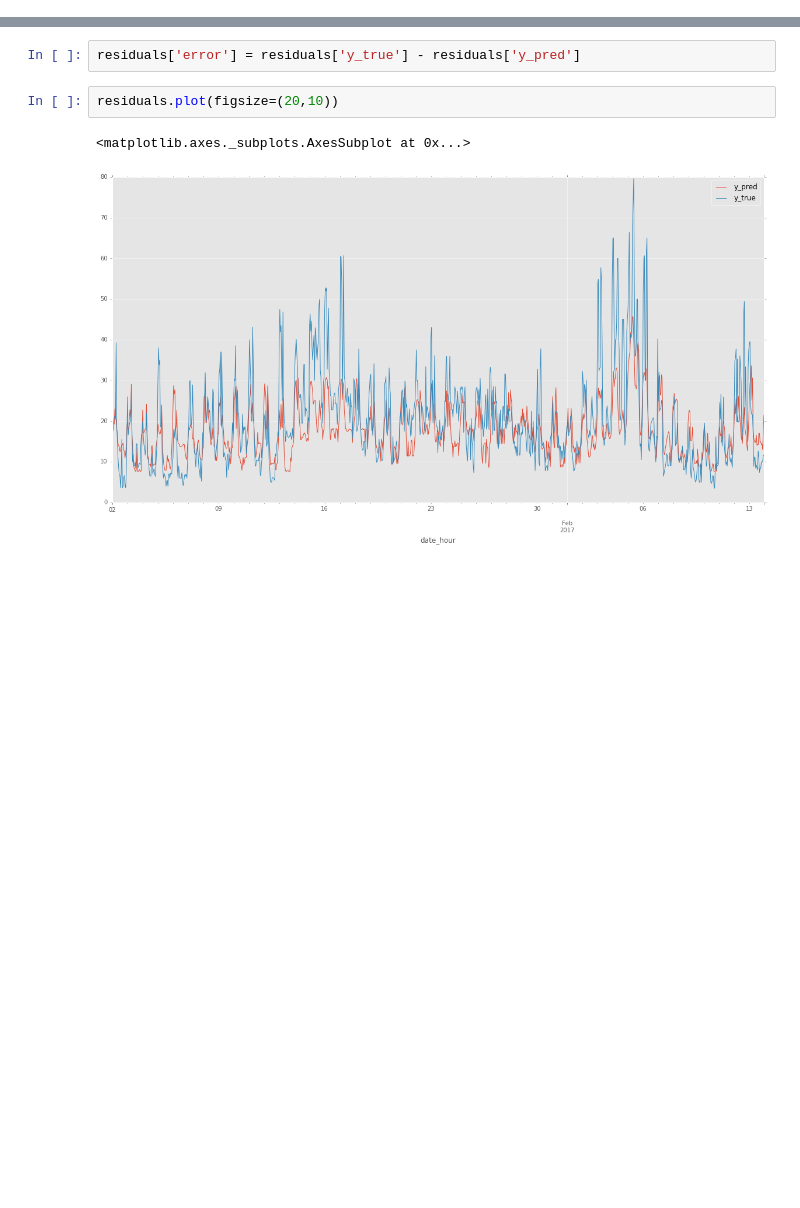
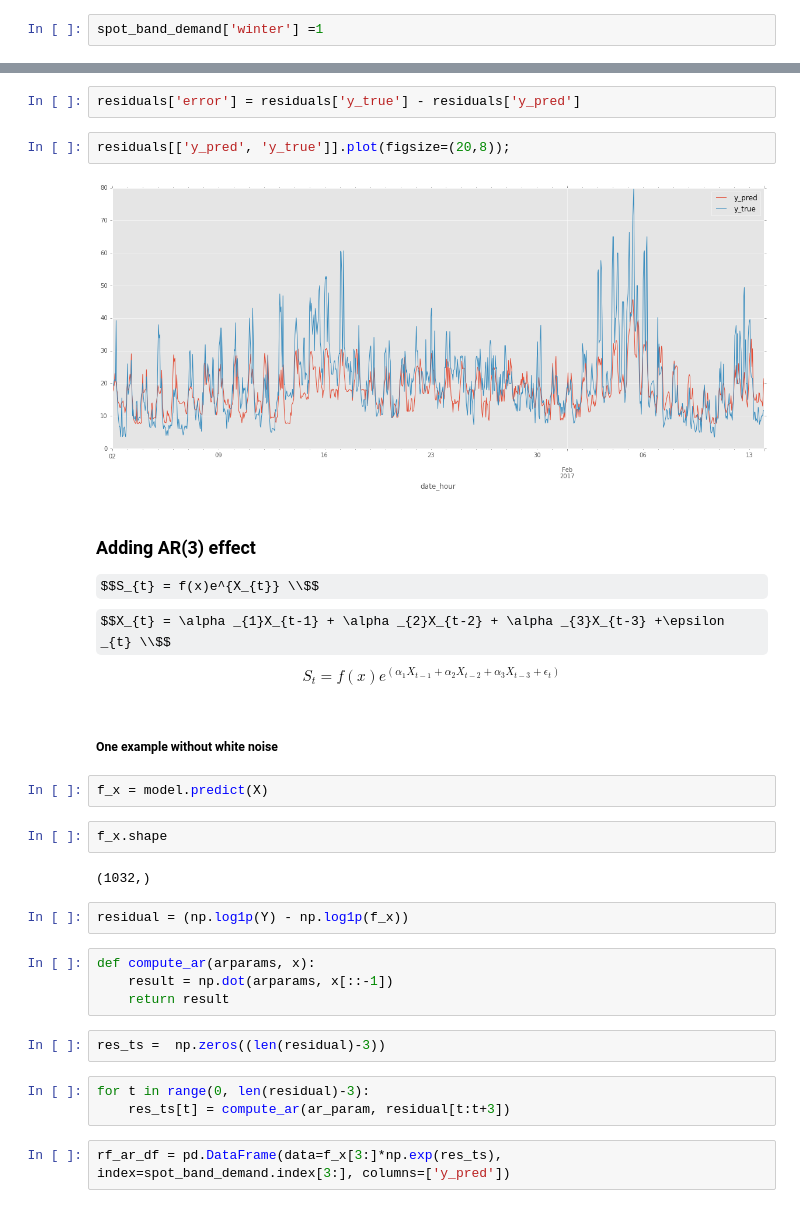
Before and after one commit to NonoMalpi/Secondary_band, a Jupyter notebook: Random_forest + ARIMA process for secondary band price.ipynb, the cells around one changed output, grey strips where cells are left out. Saved outputs shown, nothing was run; the diff lists cells and outputs as text; some formulas as TeX source; blank space fills up the shorter version.

Commit message:
- Random forest + AR(3) + white noise

```diff
--- a/Random_forest + ARIMA process for secondary band price.ipynb
+++ b/Random_forest + ARIMA process for secondary band price.ipynb
@@ -72,6 +72,8 @@ for feature in ['demand', 'spot']:
     spot_band_demand[feature + '-24'] = spot_band_demand[feature].shift(periods=+24)
 spot_band_demand['band-24'] = spot_band_demand['band'].shift(periods=24)
 spot_band_demand.dropna(subset=['demand-1', 'spot-1', 'demand-24', 'spot-24', 'band-24'], inplace=True)
+# %%
+spot_band_demand['winter'] =1
 # %% [markdown]
 ### Check predictions for 2017
 # %%
@@ -92,7 +94,33 @@ residuals['y_true'] = Y
 # %%
 residuals['error'] = residuals['y_true'] - residuals['y_pred']
 # %%
-residuals.plot(figsize=(20,10))
+residuals[['y_pred', 'y_true']].plot(figsize=(20,8));
 # %% [output]
-<matplotlib.axes._subplots.AxesSubplot at 0x...>
-[figure, old version]
+[figure, new version]
+# %% [markdown]
+### Adding AR(3) effect
+$$S_{t} = f(x)e^{X_{t}} \\$$
+$$X_{t} = \alpha _{1}X_{t-1} + \alpha _{2}X_{t-2} + \alpha _{3}X_{t-3} +\epsilon _{t} \\$$
+
+$$S_{t} = f(x)e^{(\alpha _{1}X_{t-1} + \alpha _{2}X_{t-2} + \alpha _{3}X_{t-3} +\epsilon _{t})}$$
+# %% [markdown]
+##### One example without white noise
+# %%
+f_x = model.predict(X)
+# %%
+f_x.shape
+# %% [output]
+(1032,)
+# %%
+residual = (np.log1p(Y) - np.log1p(f_x))
+# %%
+def compute_ar(arparams, x):
+    result = np.dot(arparams, x[::-1])
+    return result
+# %%
+res_ts =  np.zeros((len(residual)-3))
+# %%
+for t in range(0, len(residual)-3):
+    res_ts[t] = compute_ar(ar_param, residual[t:t+3])
+# %%
+rf_ar_df = pd.DataFrame(data=f_x[3:]*np.exp(res_ts), index=spot_band_demand.index[3:], columns=['y_pred'])
```
Also changed, not shown: parts of 8 cells of this notebook.
